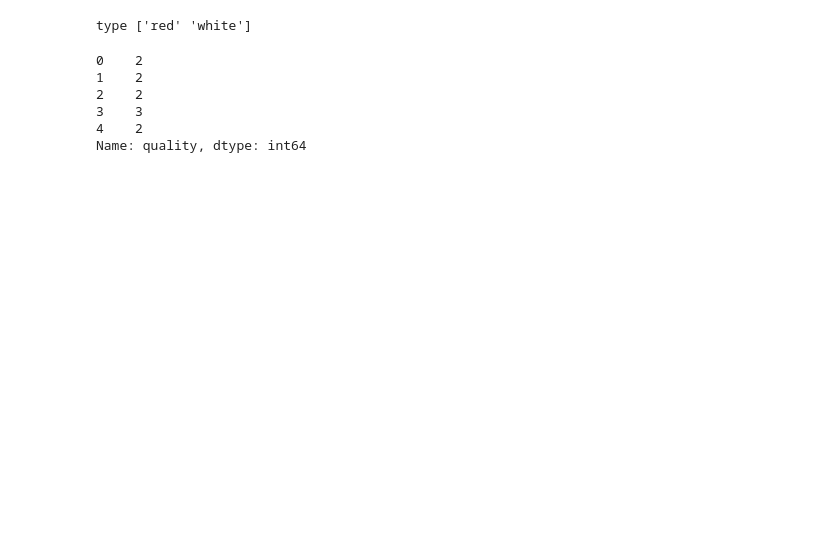
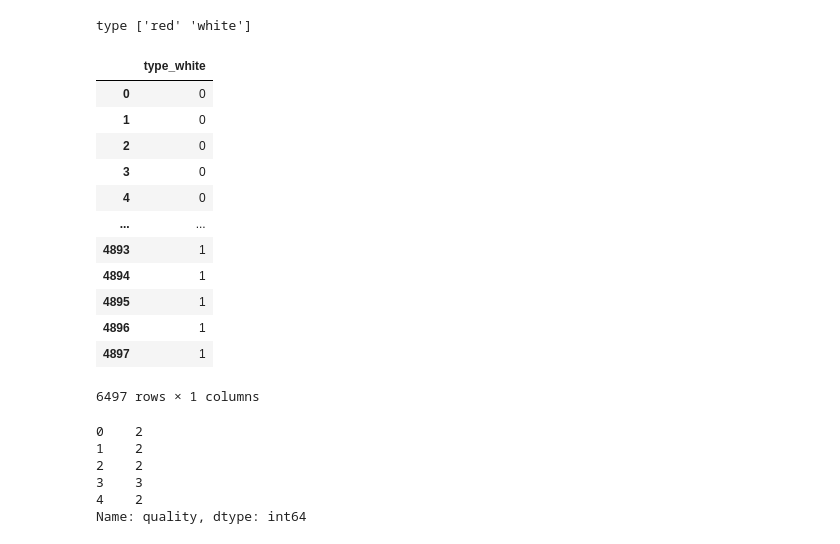
Before and after one commit to Sudha25a/Projects-2, a Jupyter notebook: Winedata EDA.ipynb, the cells around one changed output. Cells and saved outputs as stored; diff of their text form; code cells hidden in the pictures; blank space fills up the shorter version.

```diff
--- a/Winedata EDA.ipynb
+++ b/Winedata EDA.ipynb
@@ -132,6 +127,24 @@ for label, values in cat_cols.items():
     print(label, values.unique())
 # %% [output]
 type ['red' 'white']
+# %%
+# using 'pd.get_dummies()'
+cat_col_encode = pd.get_dummies(cat_cols, drop_first=True, dtype='int')
+cat_col_encode
+# %% [output]
+|  | type_white |
+| 0 | 0 |
+| 1 | 0 |
+| 2 | 0 |
+| 3 | 0 |
+| 4 | 0 |
+| ... | ... |
+| 4893 | 1 |
+| 4894 | 1 |
+| 4895 | 1 |
+| 4896 | 1 |
+| 4897 | 1 |
+6497 rows × 1 columns
 # %%
 from sklearn.preprocessing import LabelEncoder
 
```
Also changed, not shown: parts of 6 cells of this notebook, 2 other files.
